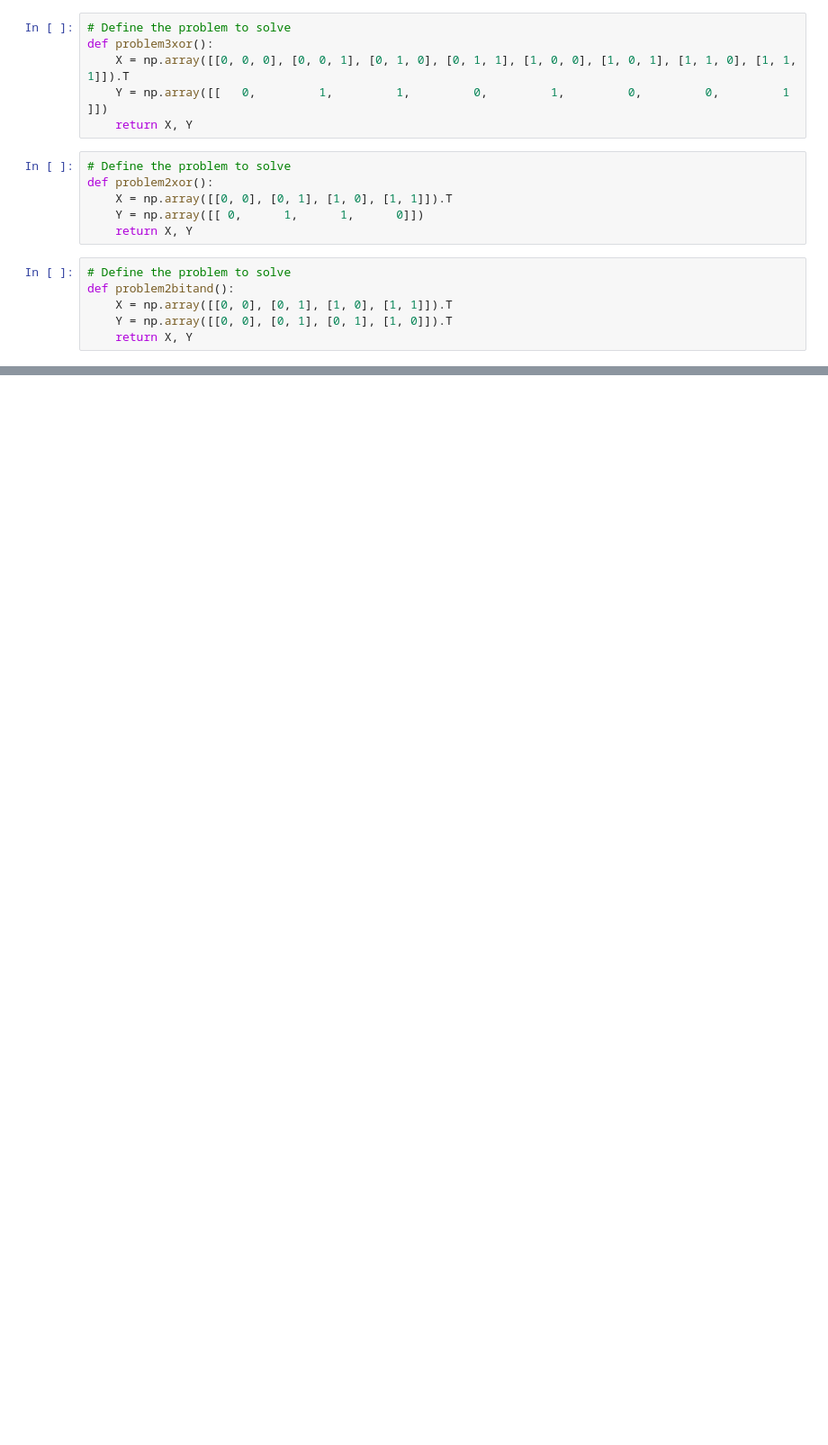
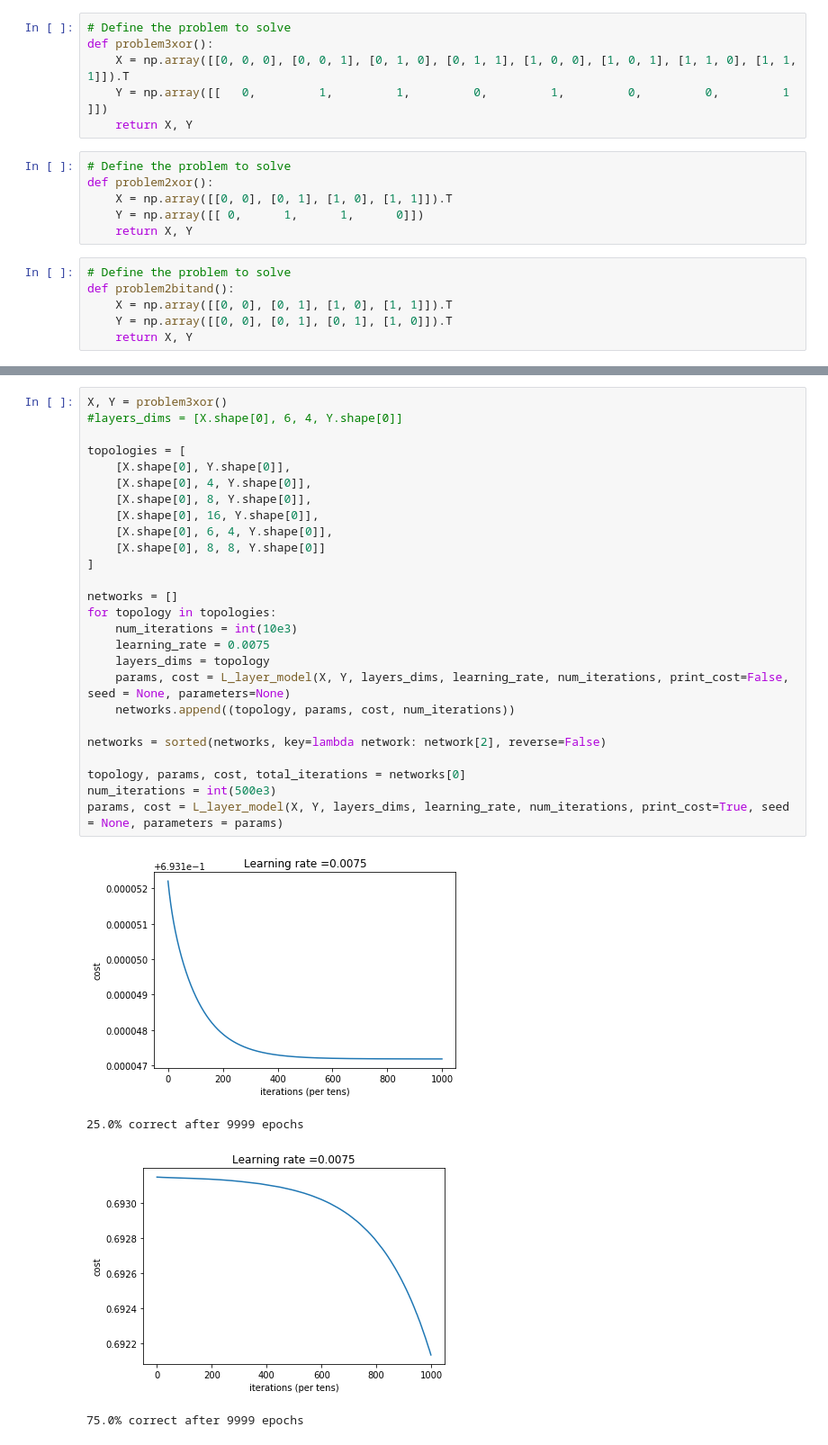
Before and after one commit to isberg/neuron-to-hyperNEAT, a Jupyter notebook: Building your Deep Neural Network - Step by Step.ipynb, the cells around one changed output, grey strips where cells are left out. Shown: that part at 90% size. Saved outputs shown, nothing was run; the diff lists cells and outputs as text; blank space fills up the shorter version.

Commit message:
Train multiple deep network in parallell

```diff
--- a/Building your Deep Neural Network - Step by Step.ipynb
+++ b/Building your Deep Neural Network - Step by Step.ipynb
@@ -438,0 +514,31 @@ AL = (array([[0.061, 0.973, 0.936, 0.06 , 0.838, 0.12 , 0.14 , 0.884]]), array([
+# %%
+X, Y = problem3xor()
+#layers_dims = [X.shape[0], 6, 4, Y.shape[0]]
+
+topologies = [
+    [X.shape[0], Y.shape[0]],
+    [X.shape[0], 4, Y.shape[0]],
+    [X.shape[0], 8, Y.shape[0]],
+    [X.shape[0], 16, Y.shape[0]],
+    [X.shape[0], 6, 4, Y.shape[0]],
+    [X.shape[0], 8, 8, Y.shape[0]]
+]
+
+networks = []
+for topology in topologies:
+    num_iterations = int(10e3)
+    learning_rate = 0.0075
+    layers_dims = topology
+    params, cost = L_layer_model(X, Y, layers_dims, learning_rate, num_iterations, print_cost=False, seed = None, parameters=None)
+    networks.append((topology, params, cost, num_iterations))
+
+networks = sorted(networks, key=lambda network: network[2], reverse=False)
+
+topology, params, cost, total_iterations = networks[0]
+num_iterations = int(500e3)
+params, cost = L_layer_model(X, Y, layers_dims, learning_rate, num_iterations, print_cost=True, seed = None, parameters = params)
+# %% [output]
+[figure, added]
+25.0% correct after 9999 epochs
+[figure, added]
+75.0% correct after 9999 epochs
```
Also changed, not shown: parts of 5 cells of this notebook.
